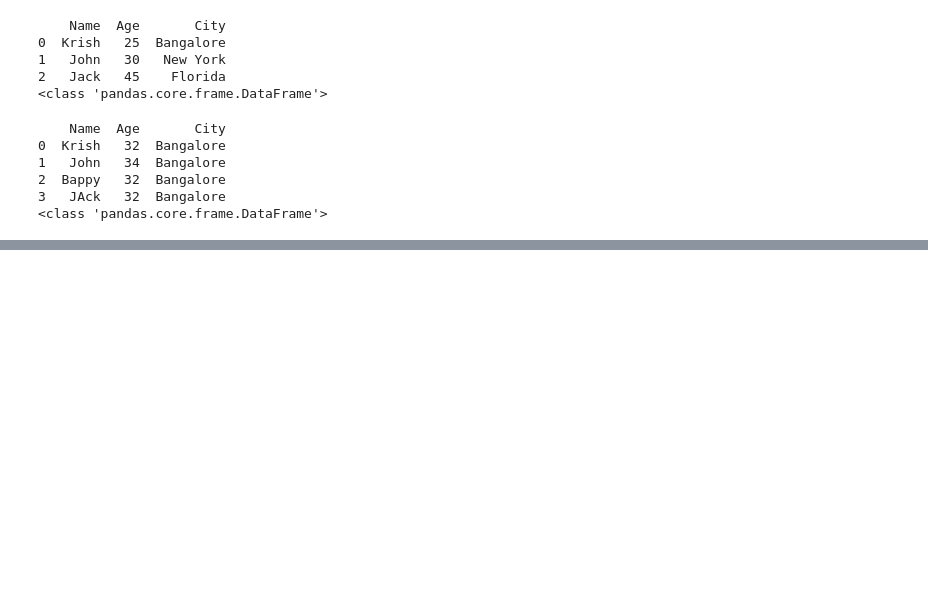
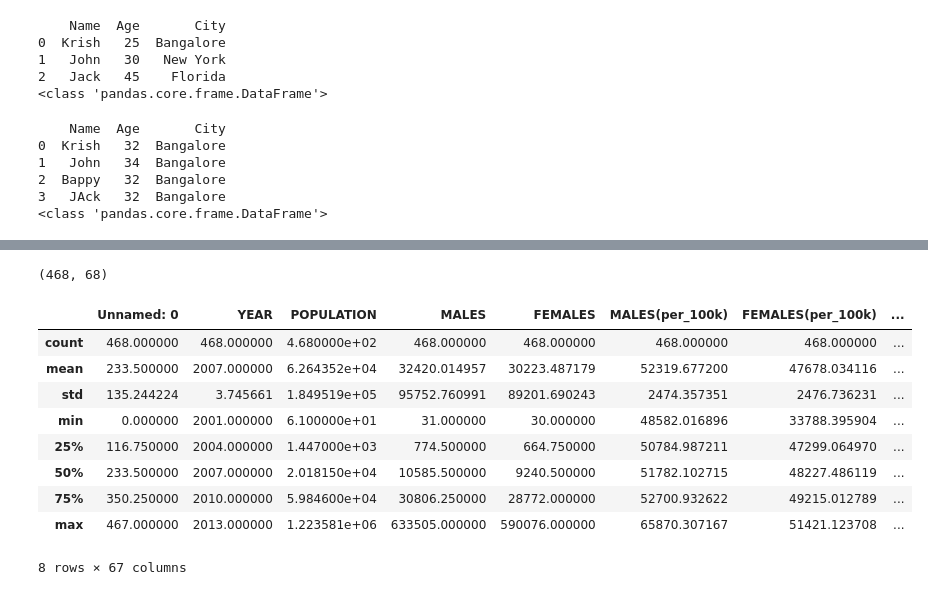
Before and after one commit to AnanyaSinghBabu/Python, a Jupyter notebook: Data Analysis/pandas.ipynb, the cells around one changed output, grey strips where cells are left out. Cells and saved outputs as stored; diff of their text form; code cells hidden in the pictures; blank space fills up the shorter version.

```diff
--- a/Data Analysis/pandas.ipynb
+++ b/Data Analysis/pandas.ipynb
@@ -103,0 +261,17 @@ print(type(df))
+# %%
+df.shape
+# %% [output]
+(468, 68)
+# %%
+df.describe()
+# %% [output]
+|  | Unnamed: 0 | YEAR | POPULATION | MALES | FEMALES | MALES(per_100k) | FEMALES(per_100k) | ... |
+| count | 468.000000 | 468.000000 | 4.680000e+02 | 468.000000 | 468.000000 | 468.000000 | 468.000000 | ... |
+| mean | 233.500000 | 2007.000000 | 6.264352e+04 | 32420.014957 | 30223.487179 | 52319.677200 | 47678.034116 | ... |
+| std | 135.244224 | 3.745661 | 1.849519e+05 | 95752.760991 | 89201.690243 | 2474.357351 | 2476.736231 | ... |
+| min | 0.000000 | 2001.000000 | 6.100000e+01 | 31.000000 | 30.000000 | 48582.016896 | 33788.395904 | ... |
+| 25% | 116.750000 | 2004.000000 | 1.447000e+03 | 774.500000 | 664.750000 | 50784.987211 | 47299.064970 | ... |
+| 50% | 233.500000 | 2007.000000 | 2.018150e+04 | 10585.500000 | 9240.500000 | 51782.102715 | 48227.486119 | ... |
+| 75% | 350.250000 | 2010.000000 | 5.984600e+04 | 30806.250000 | 28772.000000 | 52700.932622 | 49215.012789 | ... |
+| max | 467.000000 | 2013.000000 | 1.223581e+06 | 633505.000000 | 590076.000000 | 65870.307167 | 51421.123708 | ... |
+8 rows × 67 columns
```
Also changed, not shown: parts of 33 cells of this notebook, 6 other files.
